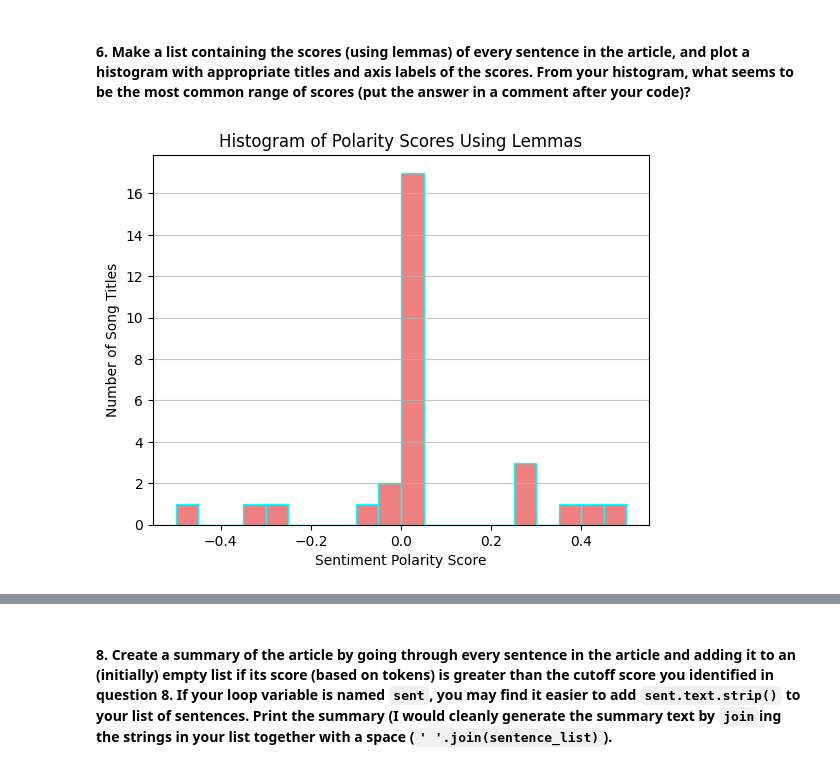
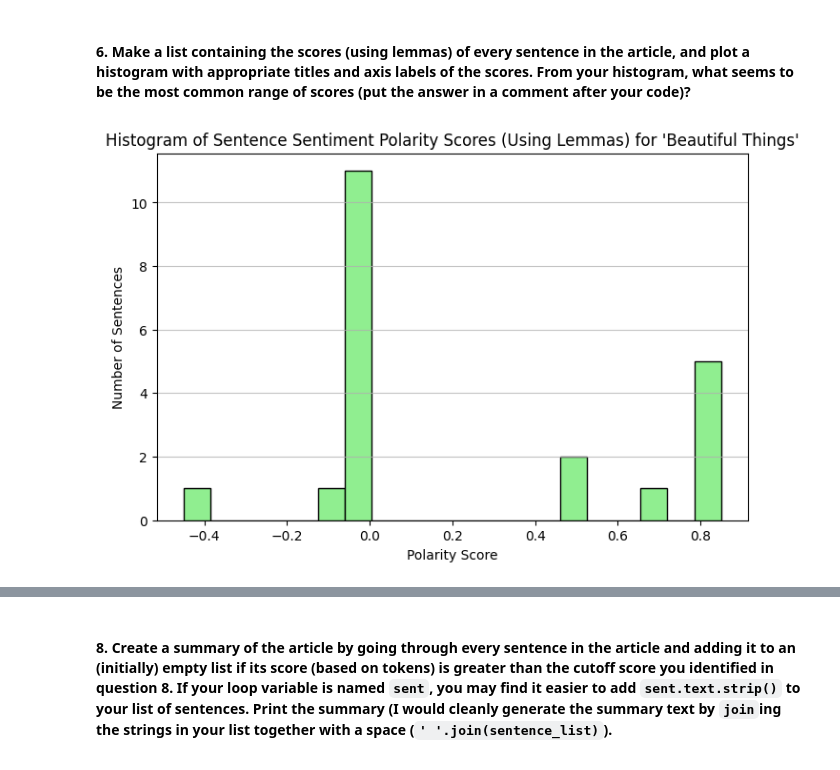
Before and after one commit to kjleopold/article-summarizer, a Jupyter notebook: article-summarizer.ipynb, the cells around one changed output, grey strips where cells are left out. Cells and saved outputs as stored; diff of their text form; code cells hidden in the pictures.

```diff
--- a/article-summarizer.ipynb
+++ b/article-summarizer.ipynb
@@ -177,0 +242,17 @@ Token: 'remix' – Frequency: 3
+# %%
+# Process the lyrics text
+doc = nlp(lyrics)
+
+# Extract tokens: lowercase, remove punctuation, spaces, and stop words
+tokens = [token.text.lower() for token in doc
+          if not token.is_punct and not token.is_space and not token.is_stop]
+
+# Count token frequencies
+token_freq = Counter(tokens)
+
+# Get top 5 most common tokens
+most_common_tokens = token_freq.most_common(5)
+
+print("\nTop 5 most frequent tokens in the lyrics:")
+for token, freq in most_common_tokens:
+    print(f"Token: '{token}' - Frequency: {freq}")
@@ -253,46 +324,44 @@ plt.show()
 # %% [markdown]
 #### 6. Make a list containing the scores (using lemmas) of every sentence in the article, and plot a histogram with appropriate titles and axis labels of the scores.  From your histogram, what seems to be the most common range of scores (put the answer in a comment after your code)?
 # %%
-# Load song data from pickle
-with open("top_hits_2000s.pkl", "rb") as f:
-    data = pickle.load(f)
+# Load spaCy model and add TextBlob pipe
+nlp = spacy.load("en_core_web_sm")
+nlp.add_pipe("spacytextblob")
 
-# Extract song titles
-titles = [item["track"]["name"] for item in data["items"] if item["track"]]
+filename = f"{safe_title}.json"
 
-# Combine titles into one text string
-text = " ".join(titles)
+with open(filename, 'r', encoding='utf-8') as f:
+    song_data = json.load(f)
 
-# Load spaCy model
-nlp = spacy.load("en_core_web_sm")
+lyrics = song_data.get("lyrics", "")
 
-# Process the text
-doc = nlp(text)
+# Process full lyrics
+doc = nlp(lyrics)
 
-sentence_scores = []
+sentence_scores_lemmas = []
+for sent in doc.sents:
+    # Extract lemmas, filtering out punctuation, spaces, stop words
+    lemmas = [token.lemma_ for token in sent
+              if not token.is_punct and not token.is_space and not token.is_stop]
 
-for sent in doc.sents:
-    # Extract lemmas from sentence tokens, filtering alpha and stop words
-    lemmas = [token.lemma_.lower() for token in sent if token.is_alpha and not token.is_stop]
-
-    # Join lemmas back into a string for sentiment analysis
+    # Join lemmas into string for sentiment analysis
     lemma_text = " ".join(lemmas)
 
-    # Get polarity score of the lemma-based sentence string
-    blob = TextBlob(lemma_text)
-    polarity = blob.sentiment.polarity
+    # Run sentiment analysis on lemma text
+    sent_doc = nlp(lemma_text)
+    sentence_scores_lemmas.append(sent_doc._.polarity)
 
-    sentence_scores.append(polarity)
-
-# Plot histogram of lemma-based sentence polarity scores
-plt.hist(sentence_scores, bins=20, color='lightcoral', edgecolor='aqua')
-plt.title('Histogram of Polarity Scores Using Lemmas')
-plt.xlabel('Sentiment Polarity Score')
-plt.ylabel('Number of Song Titles')
+# Plot histogram for lemma-based sentence scores
+plt.figure(figsize=(8,5))
+plt.hist(sentence_scores_lemmas, bins=20, color='lightgreen', edgecolor='black')
+plt.title(f"Histogram of Sentence Sentiment Polarity Scores (Using Lemmas) for '{song_data.get('title')}'")
+plt.xlabel("Polarity Score")
+plt.ylabel("Number of Sentences")
 plt.grid(axis='y', alpha=0.75)
 plt.show()
 
-# As with question 5, the most common range of scores appears to be around 0 (neutral to slightly positive). With song titles, it is common for tokens and lemmas to be the same.
+# Comment:
+# The histogram shows the distribution of sentiment polarity scores based on lemmas to be -0.1 to 0.0
 # %% [output]
-[figure, old version]
+[figure, new version]
 # %% [markdown]
```
Also changed, not shown: parts of 22 cells of this notebook, 7 other files.
